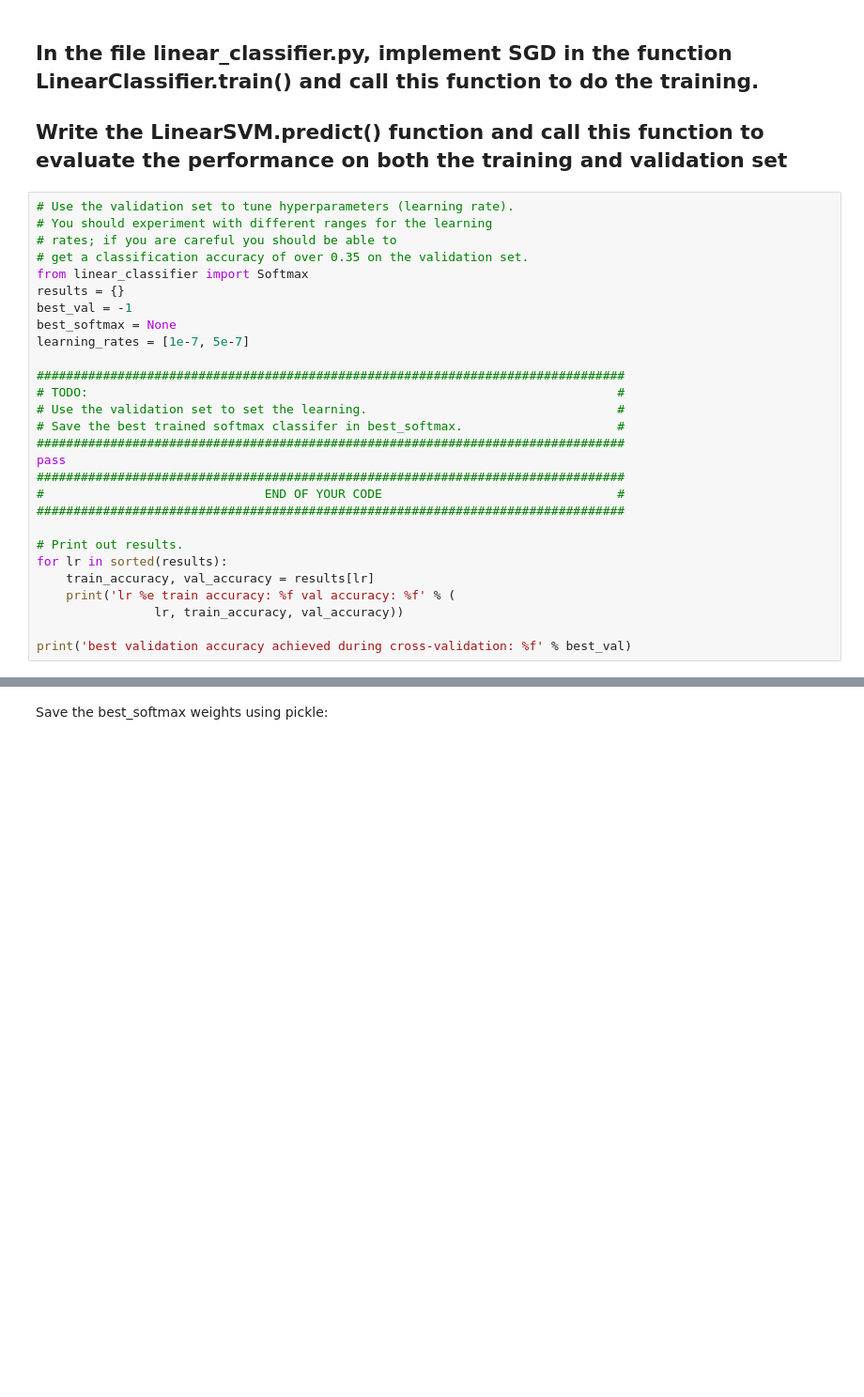
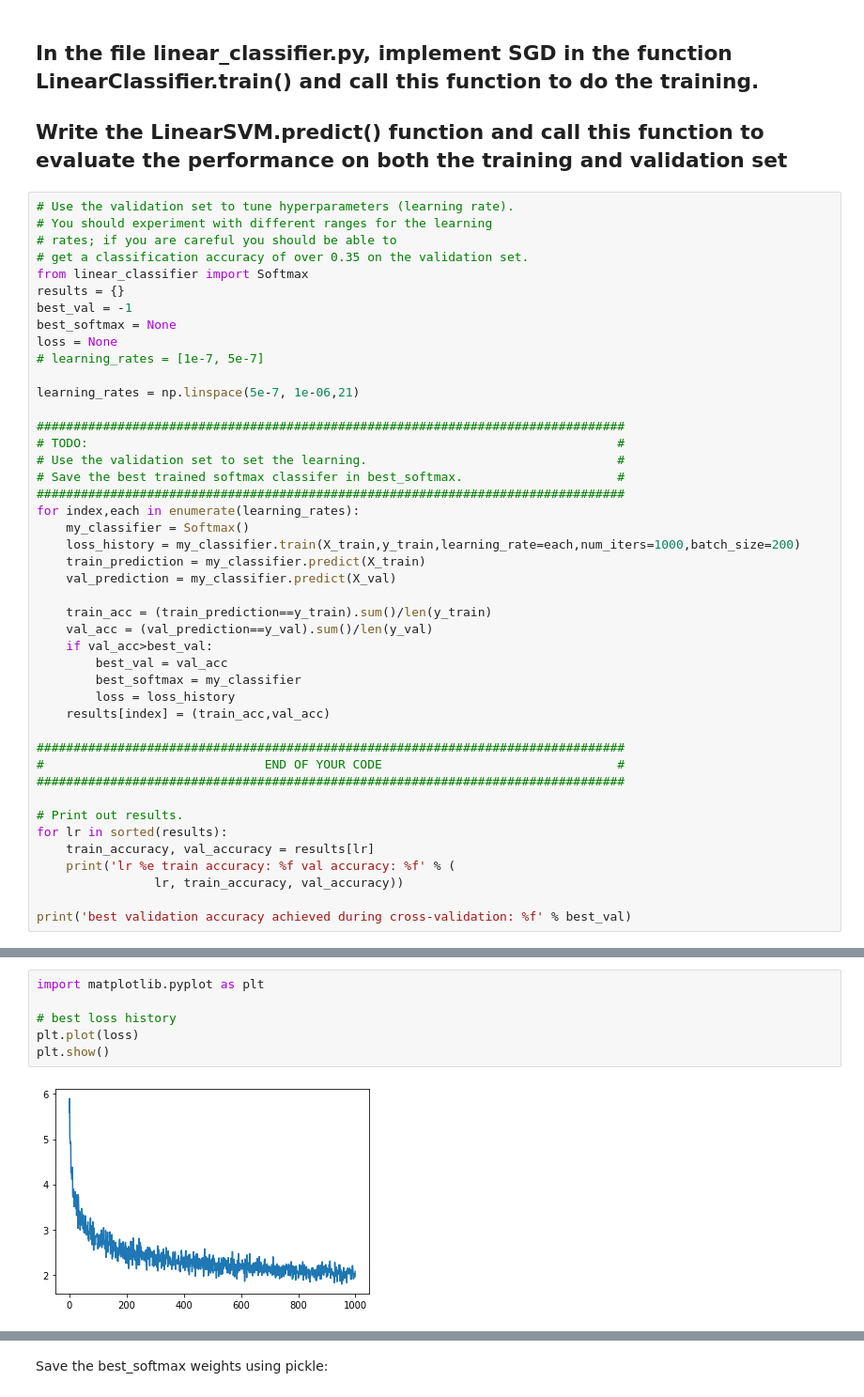
Before and after one commit to Davit98/Deep-Learning-for-Autonomous-Vehicles, a Jupyter notebook: Lab 2/Softmax/softmax.ipynb, the cells around one changed output, grey strips where cells are left out. Shown: that part at 94% size. Saved outputs shown, nothing was run; the diff lists cells and outputs as text; blank space fills up the shorter version.

Commit message:
Softmax implemented

```diff
--- a/Lab 2/Softmax/softmax.ipynb
+++ b/Lab 2/Softmax/softmax.ipynb
@@ -92,14 +100,30 @@ from linear_classifier import Softmax
 results = {}
 best_val = -1
 best_softmax = None
-learning_rates = [1e-7, 5e-7]
+loss = None
+# learning_rates = [1e-7, 5e-7]
+
+learning_rates = np.linspace(5e-7, 1e-06,21)
 
 ################################################################################
 # TODO:                                                                        #
 # Use the validation set to set the learning.                                  #
 # Save the best trained softmax classifer in best_softmax.                     #
 ################################################################################
-pass
+for index,each in enumerate(learning_rates):
+    my_classifier = Softmax()
+    loss_history = my_classifier.train(X_train,y_train,learning_rate=each,num_iters=1000,batch_size=200)
+    train_prediction = my_classifier.predict(X_train)
+    val_prediction = my_classifier.predict(X_val)
+
+    train_acc = (train_prediction==y_train).sum()/len(y_train)
+    val_acc = (val_prediction==y_val).sum()/len(y_val)
+    if val_acc>best_val:
+        best_val = val_acc
+        best_softmax = my_classifier
+        loss = loss_history
+    results[index] = (train_acc,val_acc)
+
 ################################################################################
 #                              END OF YOUR CODE                                #
 ################################################################################
@@ -114,3 +156,11 @@ print('best validation accuracy achieved during cross-validation: %f' % best_val
+# %%
+import matplotlib.pyplot as plt
+
+# best loss history
+plt.plot(loss)
+plt.show()
+# %% [output]
+[figure, added]
 # %%
 # evaluate on val set
 # Evaluate the best softmax on val set
```
Also changed, not shown: parts of 5 cells of this notebook, 3 other files.
